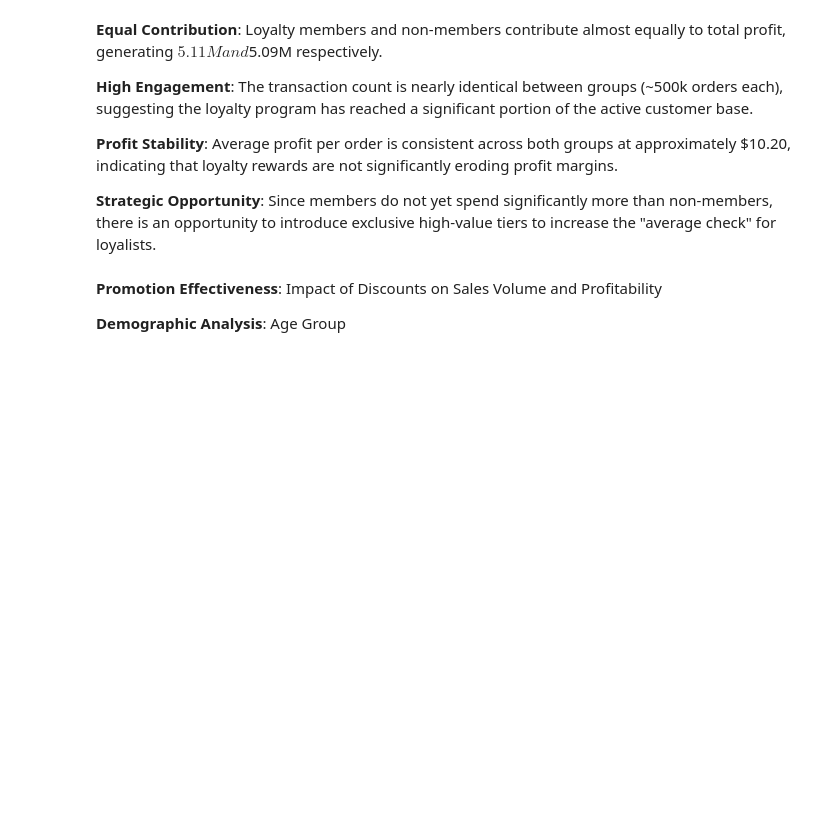
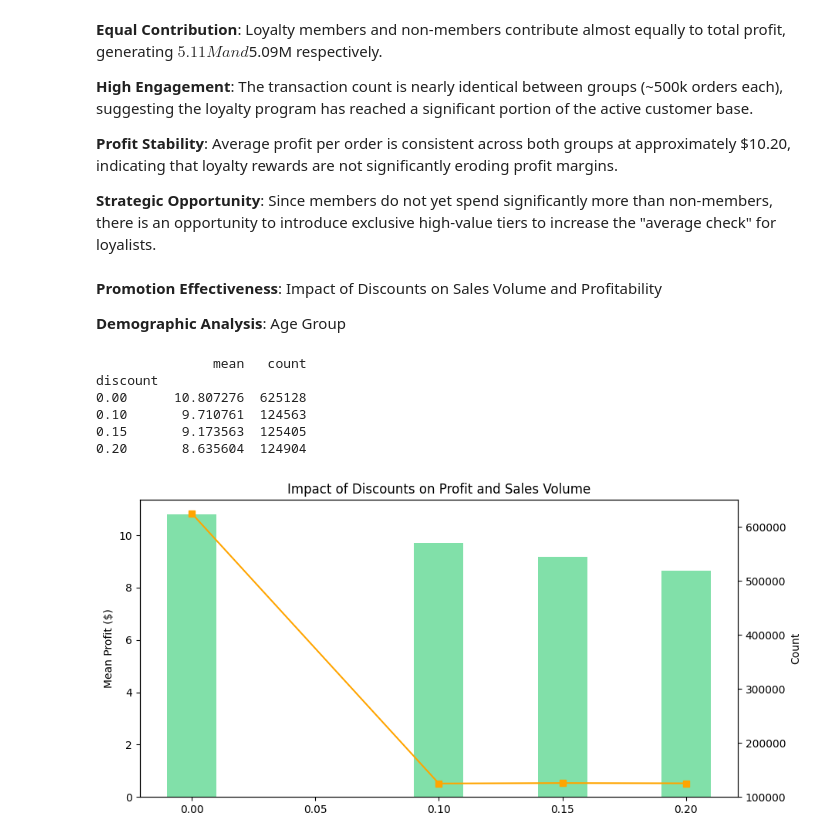
Before and after one commit to timadeyy/Python-sales-eda-chocolate, a Jupyter notebook: chocolate.ipynb, the cells around one changed output. Cells and saved outputs as stored; diff of their text form; code cells hidden in the pictures; blank space fills up the shorter version.

Commit message:
Fixed/Reworked discount and seasonality analysis

```diff
--- a/chocolate.ipynb
+++ b/chocolate.ipynb
@@ -415,48 +429,30 @@ plt.show()
 
 **Demographic Analysis**: Age Group
 # %%
-
-discount_analysis = sales.groupby('discount').agg(
-    avg_profit_per_order=('profit', 'mean'),
-    profit_margin=('profit', lambda x: x.sum() / sales.loc[x.index, 'revenue'].sum()),
-    sales_count=('order_id', 'nunique')
-).reset_index()
-
-baseline = discount_analysis.loc[discount_analysis['discount'] == 0.0, 'avg_profit_per_order'].values[0]
-discount_analysis['profit_loss_pct'] = (discount_analysis['avg_profit_per_order'] / baseline - 1) * 100
-
-print(discount_analysis[['discount', 'avg_profit_per_order', 'profit_margin', 'sales_count', 'profit_loss_pct']].to_string(index=False))
+result_detailed = sales.groupby('discount')['profit'].agg(['mean', 'count'])
+print(result_detailed)
+# %% [output]
+               mean   count
+discount
+0.00      10.807276  625128
+0.10       9.710761  124563
+0.15       9.173563  125405
+0.20       8.635604  124904
 # %%
-fig, axes = plt.subplots(1, 2, figsize=(13, 5))
-fig.suptitle('Discount Impact Analysis', fontsize=14, fontweight='bold')
+fig, ax1 = plt.subplots(figsize=(10, 5))
 
-labels = [f"{int(d*100)}%" for d in discount_analysis['discount']]
-x = range(len(labels))
 
-# График 1: абсолютный profit падает
-colors = ['#4C72B0' if d == 0.0 else '#DD8452' for d in discount_analysis['discount']]
-bars = axes[0].bar(x, discount_analysis['avg_profit_per_order'], color=colors, width=0.5)
-for bar, val in zip(bars, discount_analysis['avg_profit_per_order']):
-    axes[0].text(bar.get_x() + bar.get_width()/2, bar.get_height() + 0.05,
-                 f'${val:.2f}', ha='center', va='bottom', fontsize=10)
-axes[0].set_xticks(x)
-axes[0].set_xticklabels(labels)
-axes[0].set_title('Avg profit per order\n(drops with higher discounts)')
-axes[0].set_ylabel('Avg profit ($)')
-axes[0].set_ylim(0, 13)
+ax1.bar(result_detailed.index, result_detailed['mean'], width=0.02, color='#2ecc71', alpha=0.6, label='Mean Profit')
+ax1.set_ylabel('Mean Profit ($)')
 
-# График 2: margin стабильна
-axes[1].bar(x, discount_analysis['profit_margin'] * 100, color='#55A868', width=0.5)
-for i, val in enumerate(discount_analysis['profit_margin'] * 100):
-    axes[1].text(i, val + 0.1, f'{val:.2f}%', ha='center', va='bottom', fontsize=10)
-axes[1].set_xticks(x)
-axes[1].set_xticklabels(labels)
-axes[1].set_title('Profit margin %\n(stable — discount is already in revenue)')
-axes[1].set_ylabel('Profit margin (%)')
-axes[1].set_ylim(0, 55)
+ax2 = ax1.twinx()
+ax2.plot(result_detailed.index, result_detailed['count'], color='orange', marker='s', label='Sales Count')
+ax2.set_ylabel('Count')
 
-plt.tight_layout()
+plt.title('Impact of Discounts on Profit and Sales Volume')
 plt.show()
+# %% [output]
+[figure, added]
 # %%
 bins = [0, 30, 45, 60, 120]
 labels = ['18-30', '31-45', '46-60', '60+']
```
Also changed, not shown: parts of 15 cells of this notebook.
